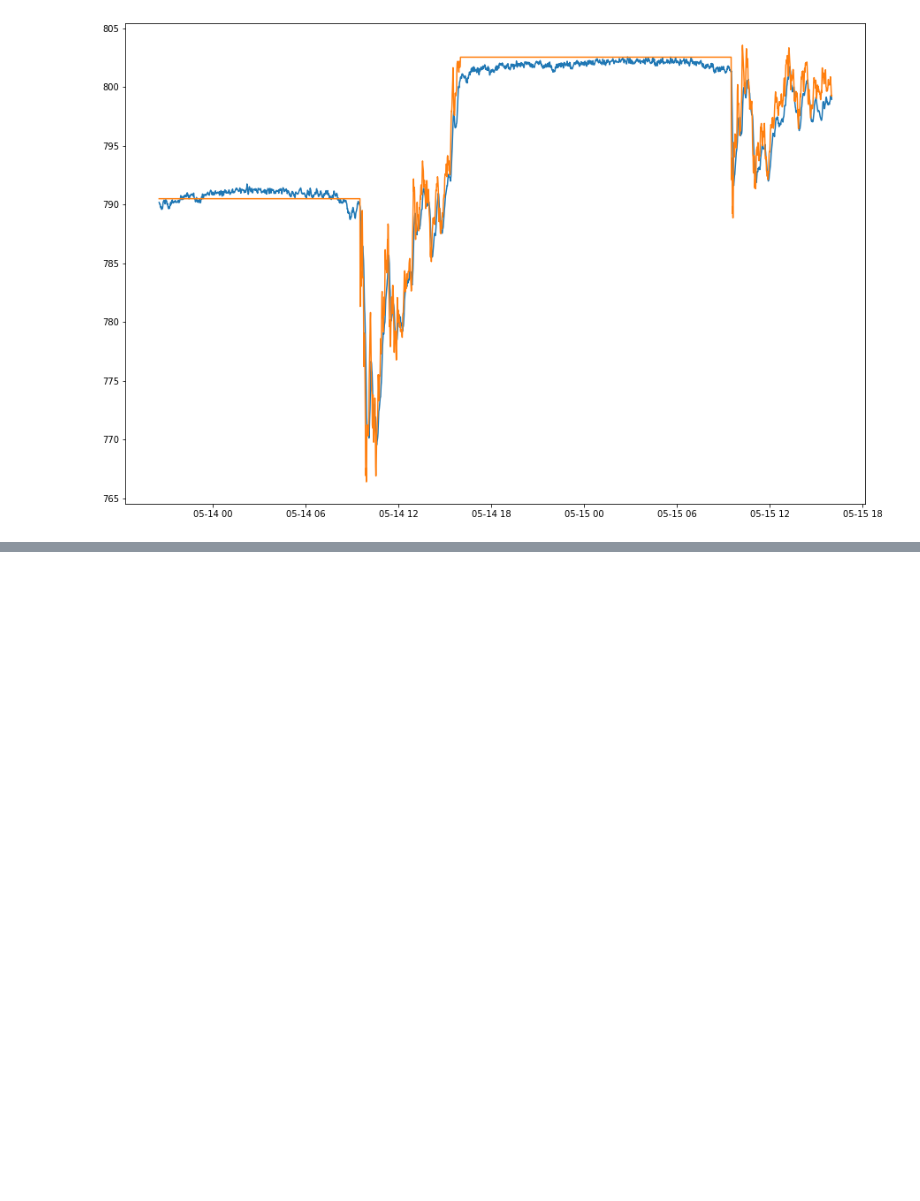
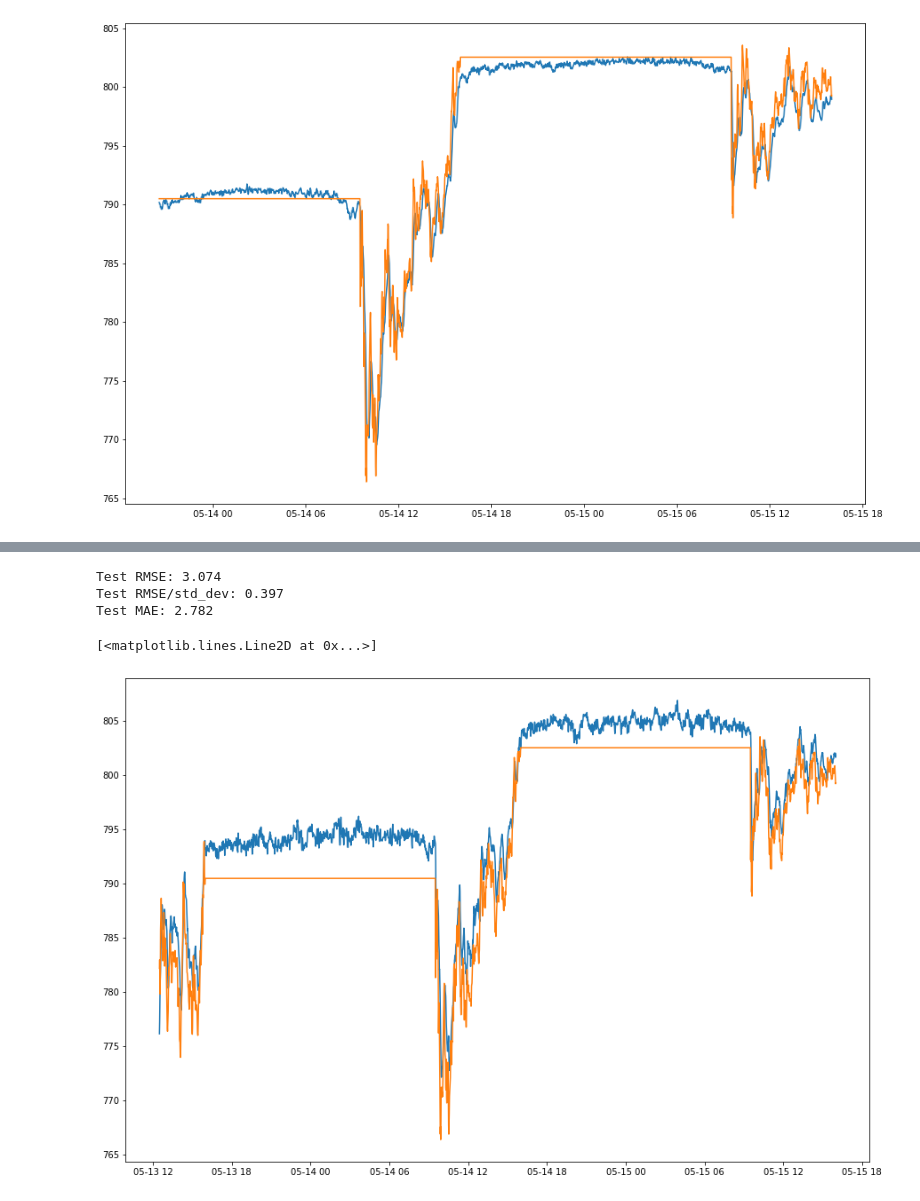
Before and after one commit to slucasmyer/TSLA-from-Twitter, a Jupyter notebook: Final_Project/TSLA-salvage.ipynb, the cells around one changed output, grey strips where cells are left out. Drawn from its saved outputs; the diff is of its cells as text; code cells hidden in the pictures; blank space fills up the shorter version.

```diff
--- a/Final_Project/TSLA-salvage.ipynb
+++ b/Final_Project/TSLA-salvage.ipynb
@@ -654,0 +810,31 @@ plt.plot(data.index[-2610:], inv_y)
+# %%
+# make a prediction
+yhat = model.predict(test_X)
+test_X = test_X.reshape((test_X.shape[0], n_hours*n_features))
+# invert scaling for forecast
+inv_yhat = np.concatenate((yhat, test_X[:, -3:]), axis=1)
+inv_yhat = scaler.inverse_transform(inv_yhat)
+inv_yhat = inv_yhat[:,0]
+# invert scaling for actual
+test_y = test_y.reshape((len(test_y), 1))
+inv_y = np.concatenate((test_y, test_X[:, -3:]), axis=1)
+inv_y = scaler.inverse_transform(inv_y)
+inv_y = inv_y[:,0]
+# calculate RMSE
+rmse = math.sqrt(mean_squared_error(inv_y, inv_yhat))
+print('Test RMSE: %.3f' % rmse)
+rmse_std = rmse/inv_y.std()
+print('Test RMSE/std_dev: %.3f' % rmse_std)
+mae = mean_absolute_error(inv_y, inv_yhat)
+print('Test MAE: %.3f' % mae)
+# %% [output]
+Test RMSE: 3.074
+Test RMSE/std_dev: 0.397
+Test MAE: 2.782
+# %%
+fig, ax = plt.subplots(1, figsize=(15,10))
+plt.plot(data.index[-3090:], inv_yhat)
+plt.plot(data.index[-3090:], inv_y)
+# %% [output]
+[<matplotlib.lines.Line2D at 0x...>]
+[figure, added]
```
Also changed, not shown: parts of 28 cells of this notebook, 1 other file.
